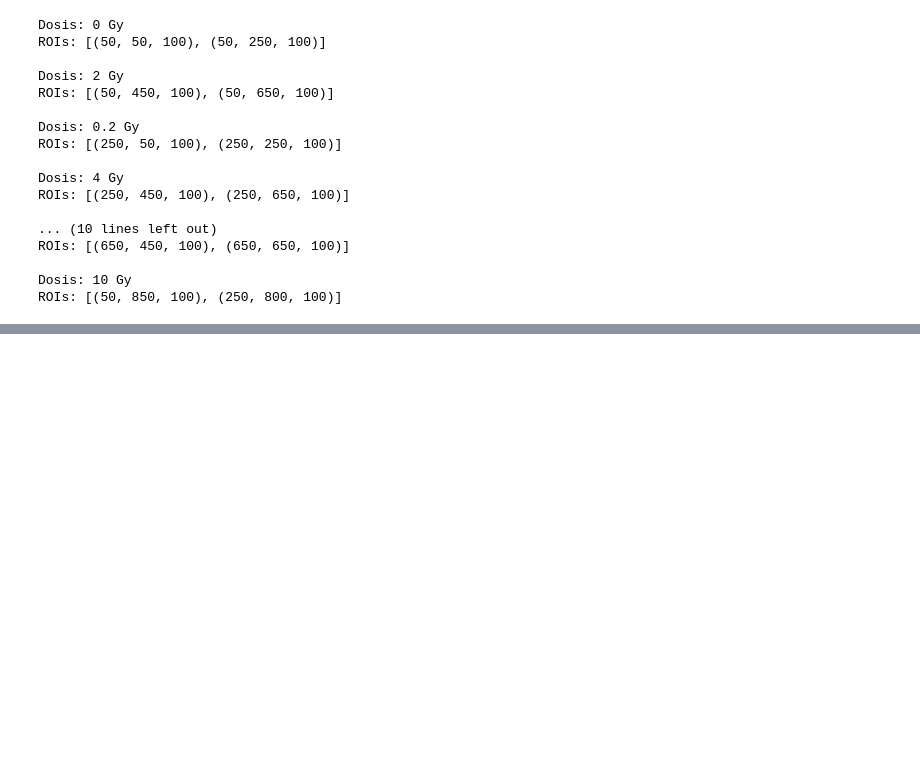
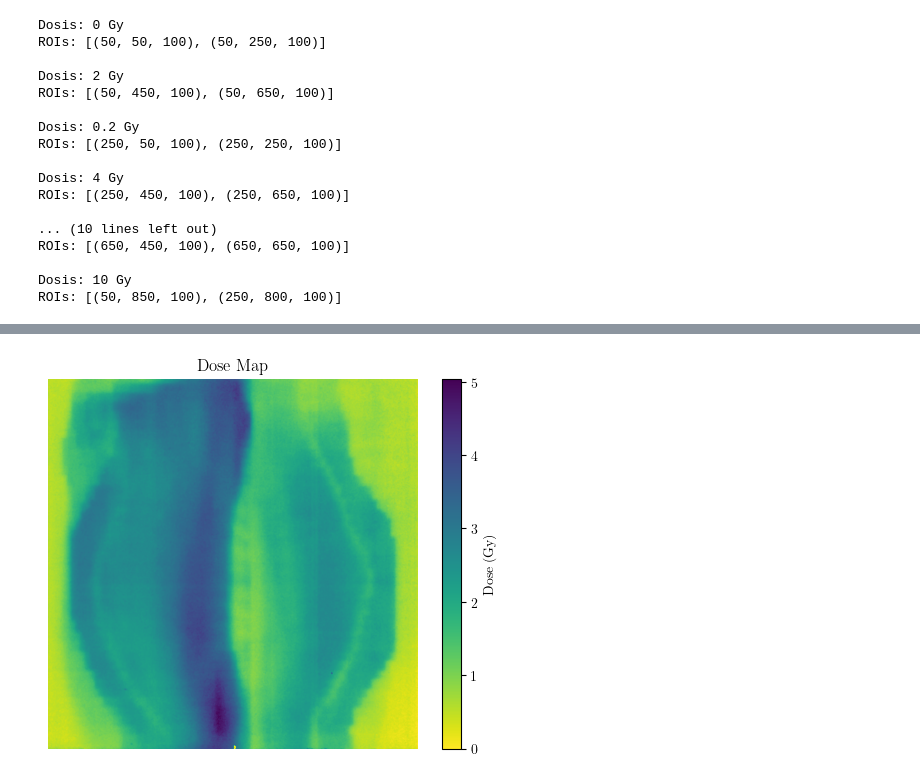
Before and after one commit to eduardoh27/FilmQADose, a Jupyter notebook: app/multichannel.ipynb, the cells around one changed output, grey strips where cells are left out. Drawn from its saved outputs; the diff is of its cells as text; code cells hidden in the pictures; blank space fills up the shorter version.

```diff
--- a/app/multichannel.ipynb
+++ b/app/multichannel.ipynb
@@ -239,0 +259,12 @@ dosis_sample
+# %%
+dose_map_multi_copy = dose_map_multi.copy()
+dose_map_multi_copy[dose_map_multi_copy >6] = 0
+# %%
+# graficar mapa
+plt.imshow(dose_map_multi_copy, cmap='viridis_r')
+plt.colorbar(label='Dose (Gy)')
+plt.title('Dose Map')
+plt.axis('off')
+plt.show()
+# %% [output]
+[figure, added]
```
Also changed, not shown: parts of 24 cells of this notebook, 20 other files.
